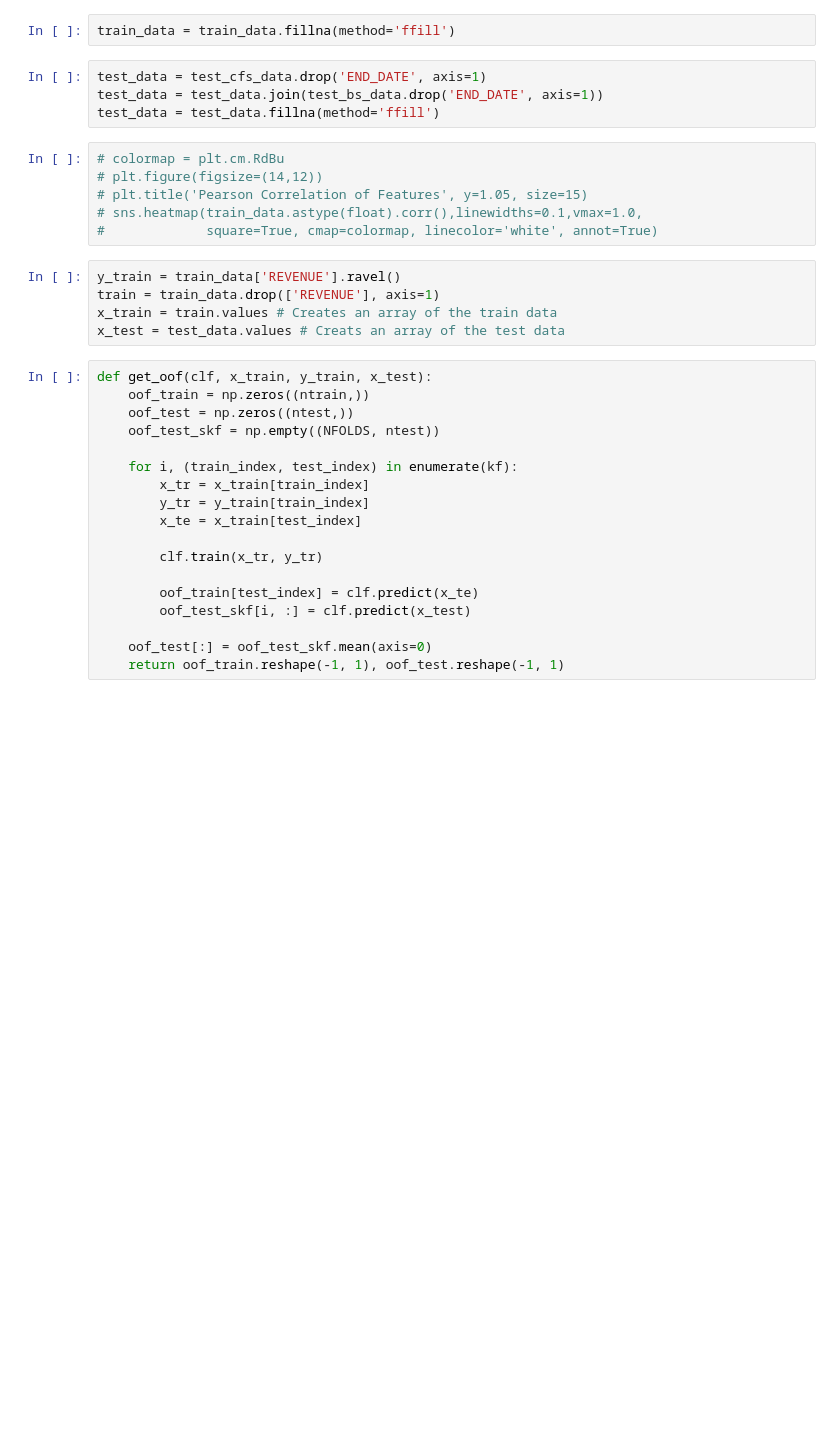
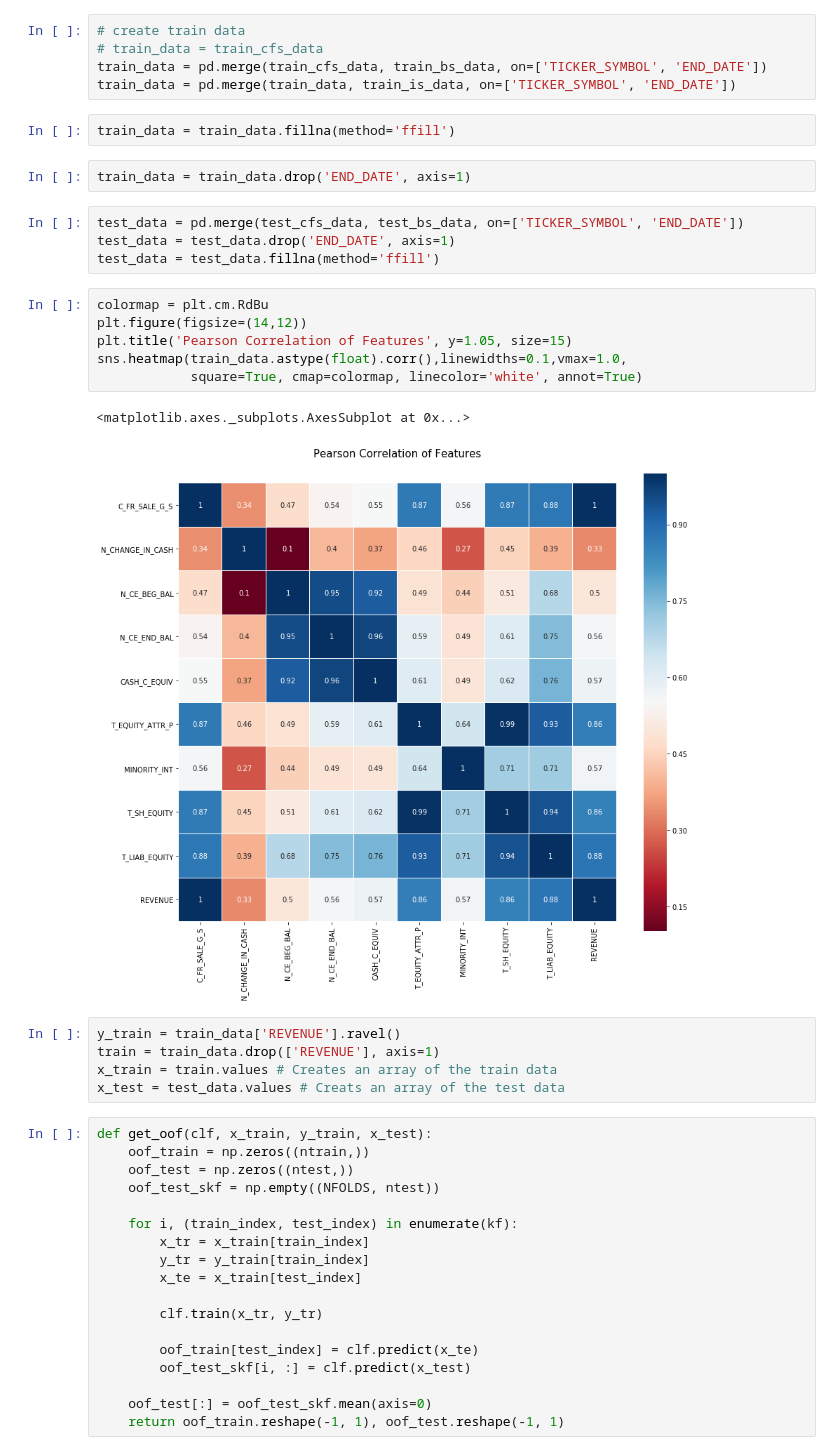
Before and after one commit to sszllx/tianchi, a Jupyter notebook: tianchi_test.ipynb, the cells around one changed output. Cells and saved outputs as stored; diff of their text form; blank space fills up the shorter version.

```diff
--- a/tianchi_test.ipynb
+++ b/tianchi_test.ipynb
@@ -99,15 +103,25 @@ train_data = train_data.join(y)
+# %%
+# create train data
+# train_data = train_cfs_data
+train_data = pd.merge(train_cfs_data, train_bs_data, on=['TICKER_SYMBOL', 'END_DATE'])
+train_data = pd.merge(train_data, train_is_data, on=['TICKER_SYMBOL', 'END_DATE'])
 # %%
 train_data = train_data.fillna(method='ffill')
+# %%
+train_data = train_data.drop('END_DATE', axis=1)
 # %%
-test_data = test_cfs_data.drop('END_DATE', axis=1)
-test_data = test_data.join(test_bs_data.drop('END_DATE', axis=1))
+test_data = pd.merge(test_cfs_data, test_bs_data, on=['TICKER_SYMBOL', 'END_DATE'])
+test_data = test_data.drop('END_DATE', axis=1)
 test_data = test_data.fillna(method='ffill')
 # %%
-# colormap = plt.cm.RdBu
-# plt.figure(figsize=(14,12))
-# plt.title('Pearson Correlation of Features', y=1.05, size=15)
-# sns.heatmap(train_data.astype(float).corr(),linewidths=0.1,vmax=1.0,
-#             square=True, cmap=colormap, linecolor='white', annot=True)
+colormap = plt.cm.RdBu
+plt.figure(figsize=(14,12))
+plt.title('Pearson Correlation of Features', y=1.05, size=15)
+sns.heatmap(train_data.astype(float).corr(),linewidths=0.1,vmax=1.0,
+            square=True, cmap=colormap, linecolor='white', annot=True)
+# %% [output]
+<matplotlib.axes._subplots.AxesSubplot at 0x...>
+[figure, added]
 # %%
 y_train = train_data['REVENUE'].ravel()
 train = train_data.drop(['REVENUE'], axis=1)
```
Also changed, not shown: parts of 8 cells of this notebook.
